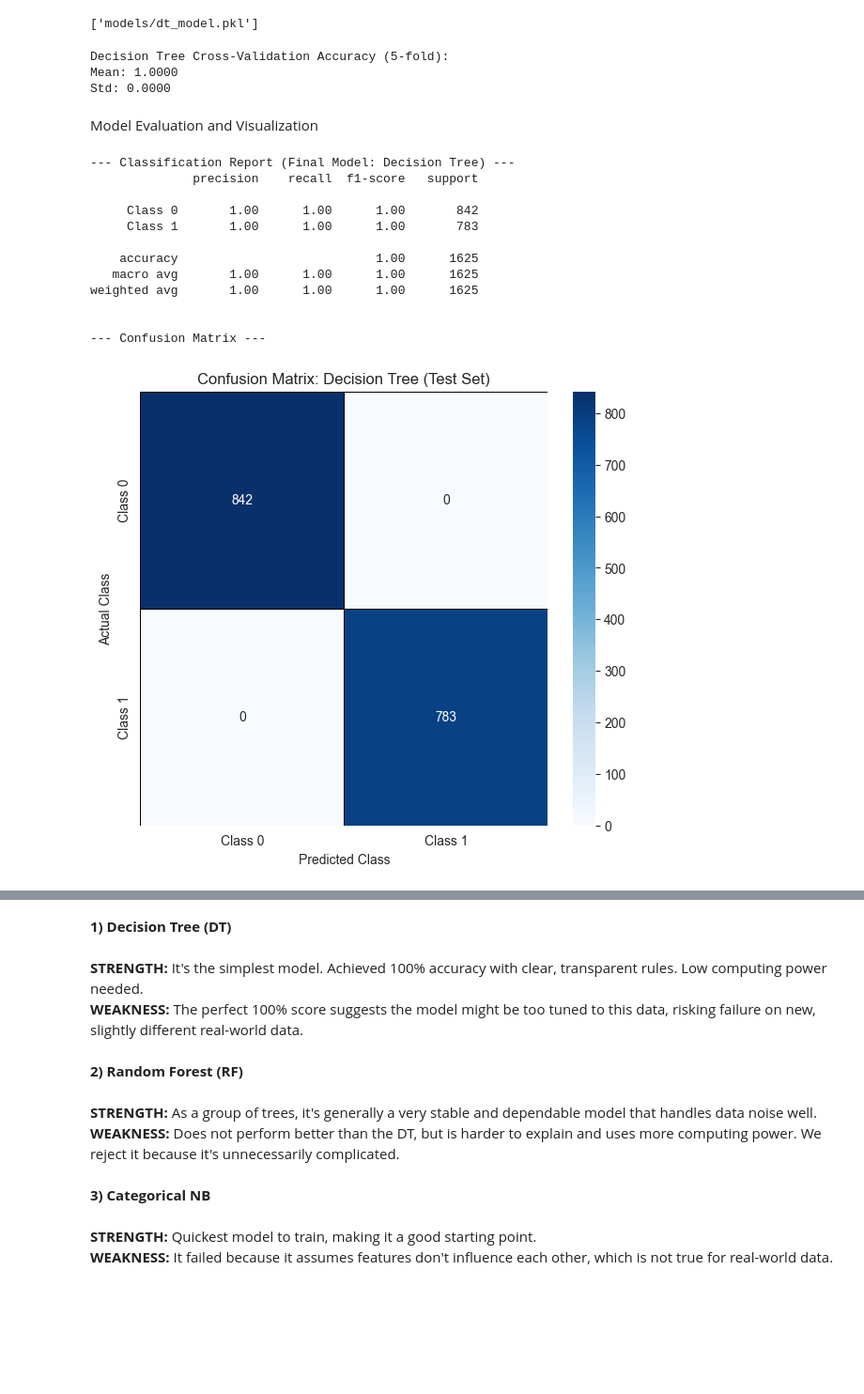
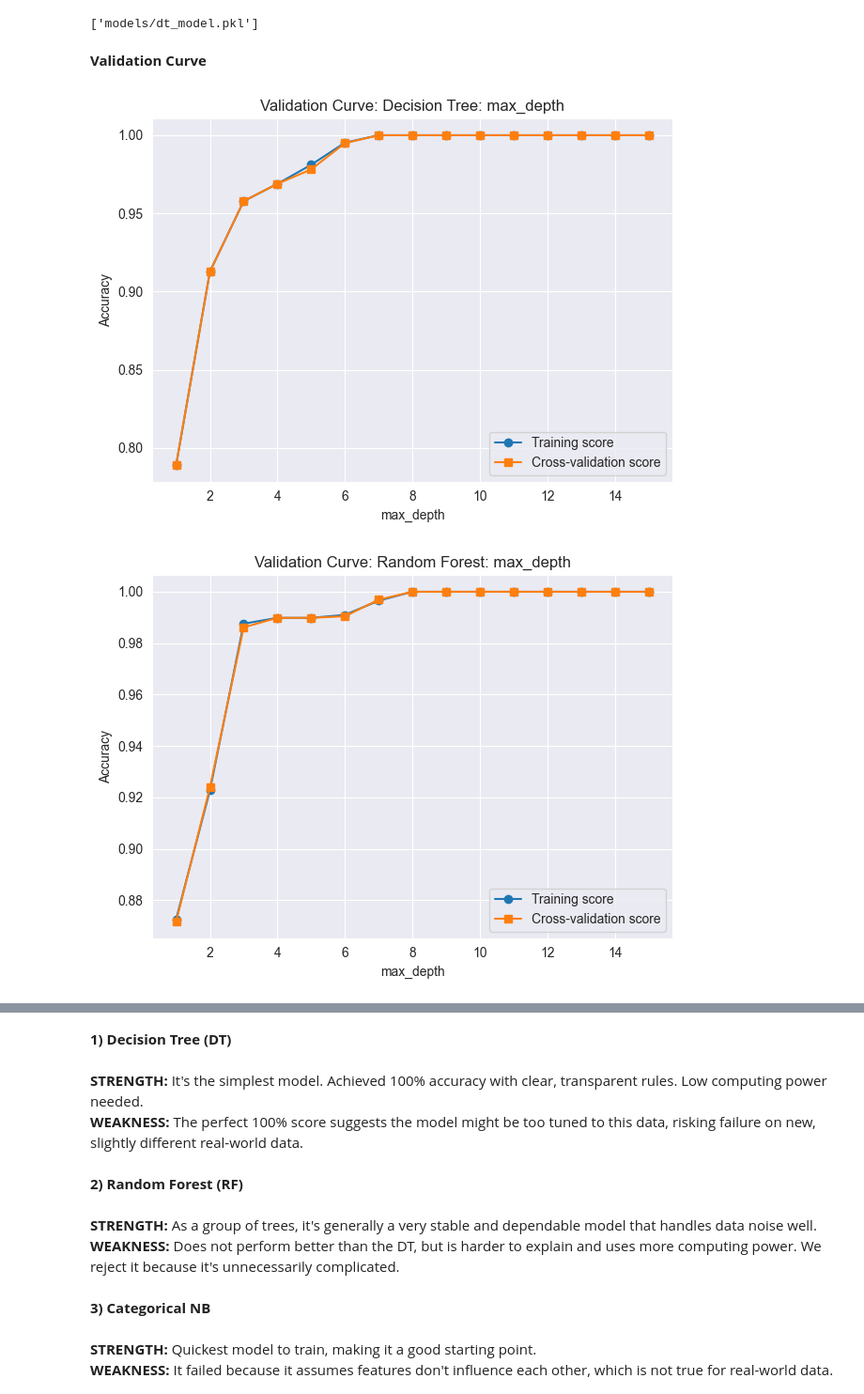
Before and after one commit to lizakolosova/machine-learning-lifecycle, a Jupyter notebook: lifecycleproject/evaluation-and-analysis.ipynb, the cells around one changed output, grey strips where cells are left out. Shown at 94% size. Drawn from its saved outputs; the diff is of its cells as text; code cells hidden in the pictures; blank space fills up the shorter version.

Commit message:
evaluation-and-analysis edited

```diff
--- a/lifecycleproject/evaluation-and-analysis.ipynb
+++ b/lifecycleproject/evaluation-and-analysis.ipynb
@@ -29,45 +96,32 @@ joblib.dump(final_model, "models/dt_model.pkl")
 # %% [output]
 ['models/dt_model.pkl']
-# %%
-cv_scores = cross_val_score(final_model, X_train, y_train, cv=5, scoring='accuracy')
-print("Decision Tree Cross-Validation Accuracy (5-fold):")
-print(f"Mean: {cv_scores.mean():.4f}")
-print(f"Std: {cv_scores.std():.4f}")
-# %% [output]
-Decision Tree Cross-Validation Accuracy (5-fold):
-Mean: 1.0000
-Std: 0.0000
-# %% [markdown]
-Model Evaluation and Visualization
-# %%
-print("\n--- Classification Report (Final Model: Decision Tree) ---")
-TARGET_NAMES = ['Class 0', 'Class 1']
-print(classification_report(y_test, y_pred_dt, target_names=TARGET_NAMES))
-
-print("\n--- Confusion Matrix ---")
-
-cm = confusion_matrix(y_test, y_pred_dt)
-cm_percent = cm.astype('float') / cm.sum(axis=1)[:, np.newaxis]
-
-plt.figure(figsize=(7, 6))
-sns.heatmap(cm_percent, annot=True, fmt=".2%", cmap="Blues",
-            xticklabels=TARGET_NAMES, yticklabels=TARGET_NAMES,
-            linewidths=.5, linecolor='black')
-plt.title('Decision Tree Confusion Matrix (Percentages)')
-plt.ylabel('Actual Class')
-plt.xlabel('Predicted Class')
-plt.show()
-# %% [output]
---- Classification Report (Final Model: Decision Tree) ---
-              precision    recall  f1-score   support
-
-     Class 0       1.00      1.00      1.00       842
-     Class 1       1.00      1.00      1.00       783
-
-    accuracy                           1.00      1625
-   macro avg       1.00      1.00      1.00      1625
-weighted avg       1.00      1.00      1.00      1625
-
-
---- Confusion Matrix ---
-[figure, removed]
+# %% [markdown]
+**Validation Curve**
+# %%
+model_params = [
+    (DecisionTreeClassifier, "max_depth", np.arange(1, 16), "Decision Tree: max_depth"),
+    (RandomForestClassifier, "max_depth", np.arange(1, 16), "Random Forest: max_depth"),
+    (CategoricalNB, "alpha", np.logspace(-3, 1, 10), "Categorical NB: alpha"),
+]
+
+for model_class, param_name, param_range, title in model_params:
+    train_scores, test_scores = validation_curve(
+        model_class(random_state=42) if 'random_state' in model_class().get_params() else model_class(),
+        X_train, y_train,
+        param_name=param_name,
+        param_range=param_range,
+        cv=5,
+        scoring="accuracy"
+    )
+    plt.plot(param_range, np.mean(train_scores, axis=1), label='Training score', marker='o')
+    plt.plot(param_range, np.mean(test_scores, axis=1), label='Cross-validation score', marker='s')
+    plt.xlabel(param_name)
+    plt.ylabel("Accuracy")
+    plt.title(f"Validation Curve: {title}")
+    plt.legend()
+    plt.grid(True)
+    plt.tight_layout()
+    plt.show()
+# %% [output]
+[figure, added]
+[figure, added]
```
Also changed, not shown: parts of 18 cells of this notebook.
